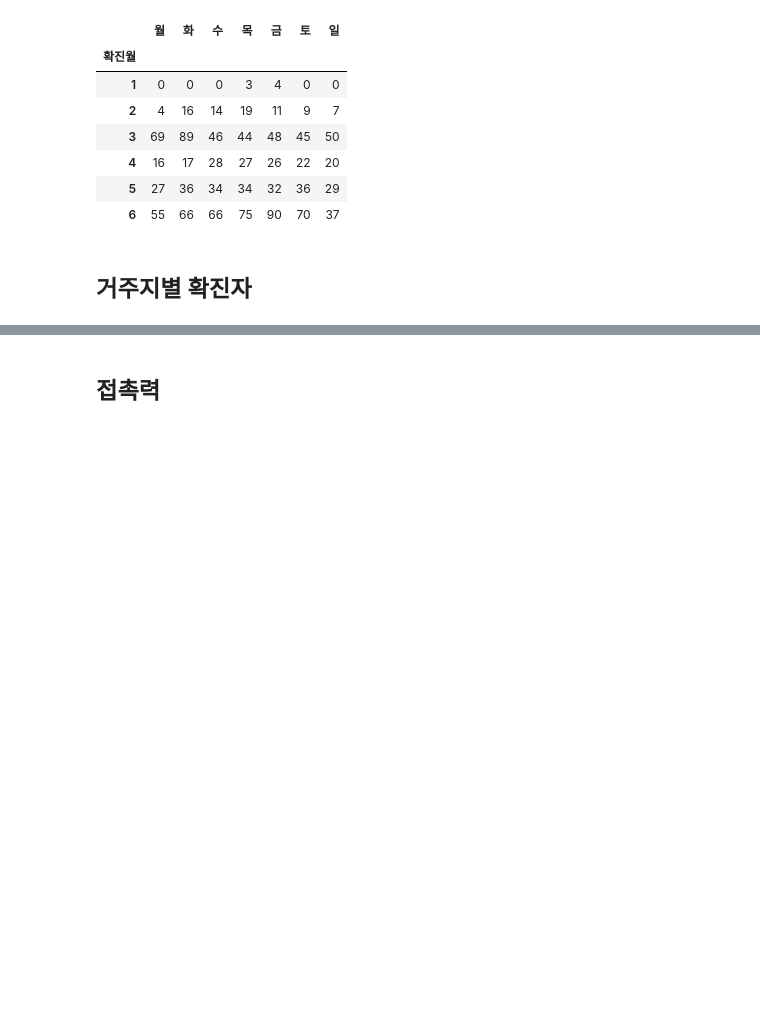
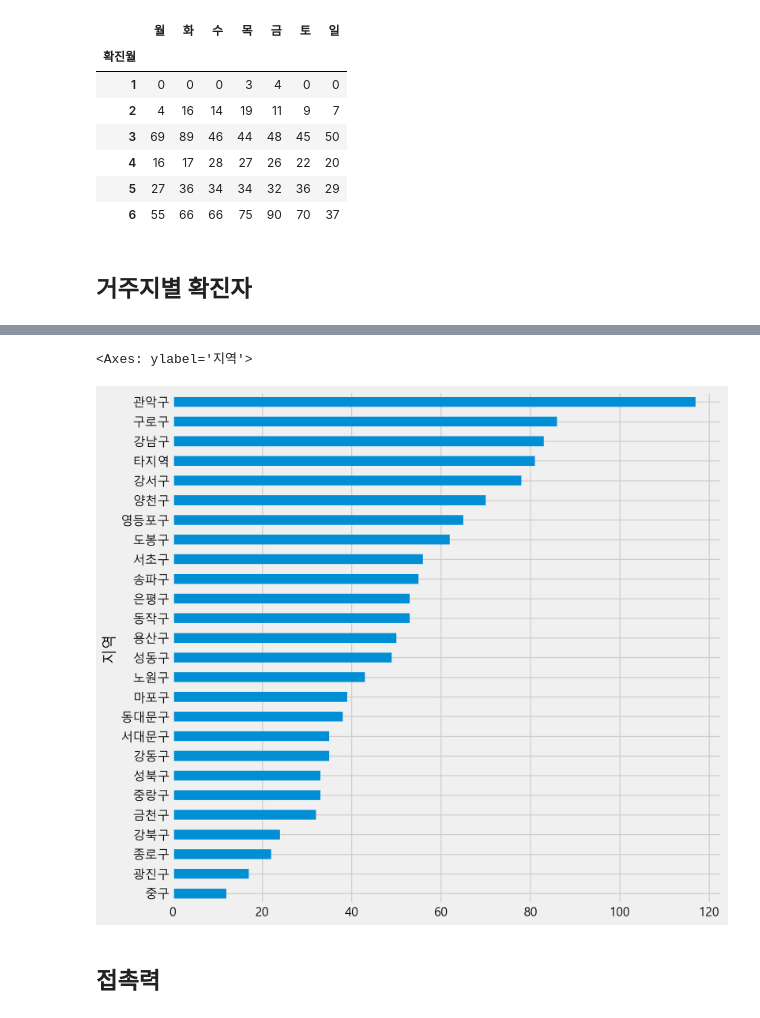
Before and after one commit to nz663633/data-analysis-viz, a Jupyter notebook: seoul-covid-19-02-eda-input.ipynb, the cells around one changed output, grey strips where cells are left out. Drawn from its saved outputs; the diff is of its cells as text; code cells hidden in the pictures; blank space fills up the shorter version.

```diff
--- a/seoul-covid-19-02-eda-input.ipynb
+++ b/seoul-covid-19-02-eda-input.ipynb
@@ -612,3 +671,9 @@ all_day_week.style.background_gradient(cmap="Blues")
 # .loc[행인덱스]
 # .loc[행, 열]
 # .loc[조건, 열]
+
+# df_gu[df_gu["구"].isin(gu)]
+
+# '지역'이라는 이름의 컬럼 생성
+df.loc[df["거주지"].isin(gu), "지역"] = df["거주지"]
+# df.loc[~df["거주지"].isin(gu)]
@@ -615,3 +694,6 @@ all_day_week.style.background_gradient(cmap="Blues")
 # %%
 # 위의 방법으로 할수도 있고 아래의 방법으로 만들수도 있습니다.
 # 함수 혹은 익명함수를 사용하는 방법으로 "타지역" 값을 만들 수도 있습니다.
+
+df["지역"] = df["거주지"].map(lambda x : x if x in gu else "타지역")
+df[["거주지", "지역"]].head()
@@ -618,2 +707,7 @@ all_day_week.style.background_gradient(cmap="Blues")
 # %%
 # "지역" 컬럼으로 확진자 빈도수를 구합니다.
+# 서울의 구만 출력
+# 서울이 아닌 지역은 '타지역'으로 묶음
+
+gu_etc_count = df["지역"].value_counts()
+gu_etc_count
@@ -622,3 +732,11 @@ all_day_week.style.background_gradient(cmap="Blues")
+# %%
+# 위에서 구한 빈도수를 막대그래프로 그립니다.
+# sort_values()를 넣으면 값이 큰 것부터 그래프에 표시되도록 함
+
+gu_etc_count.sort_values().plot.barh(figsize=(10, 10))
+# %% [output]
+<Axes: ylabel='지역'>
+[figure, added]
 # %% [markdown]
 ## 접촉력
 # %%
```
Also changed, not shown: parts of 10 cells of this notebook.
